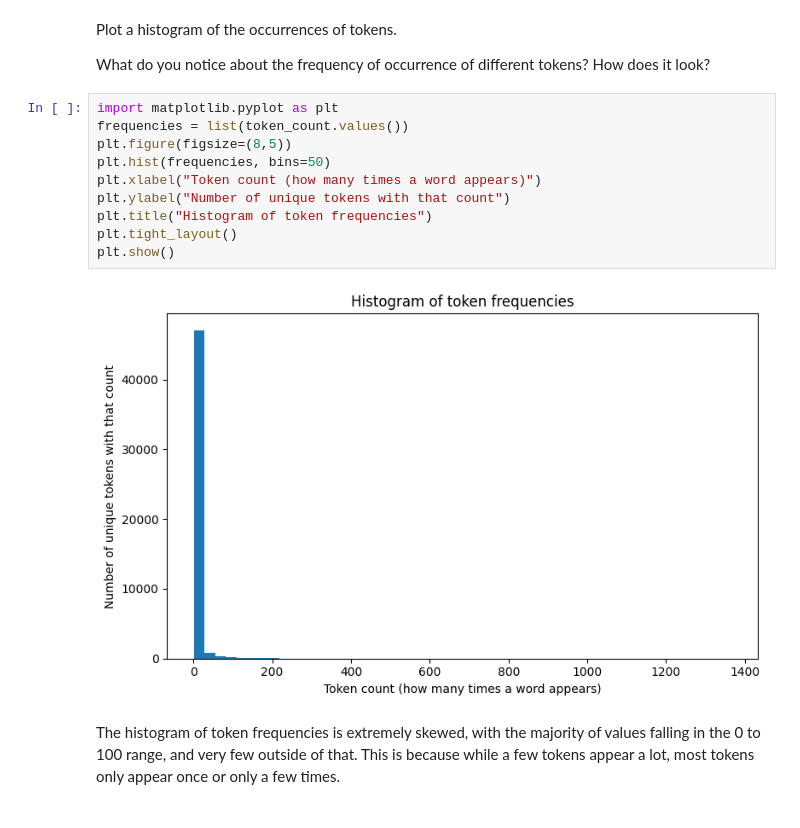
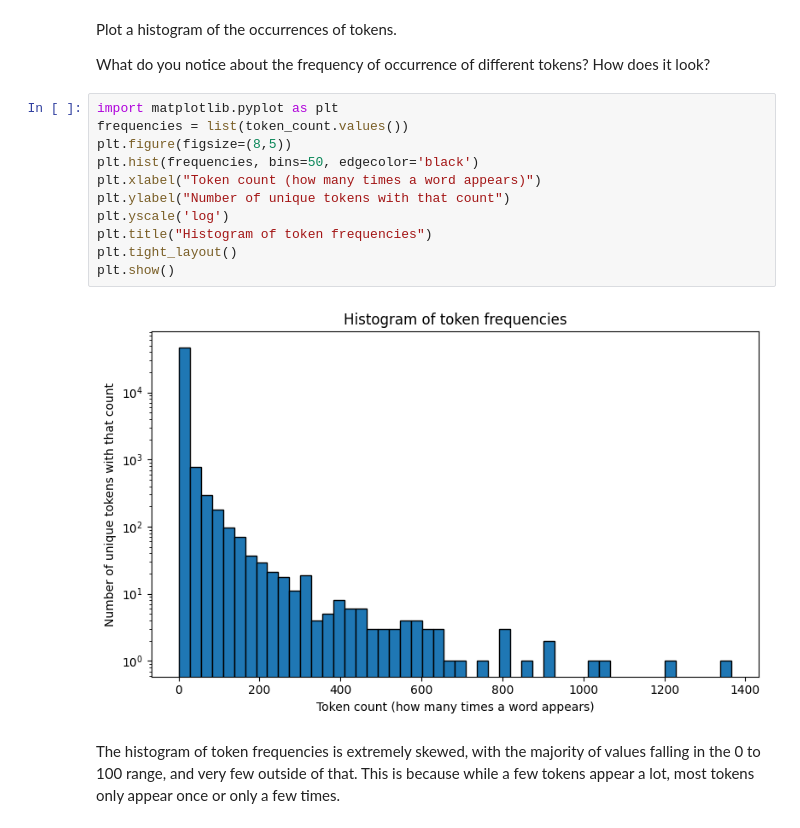
Before and after one commit to shawnmalik1/pca_assignment, a Jupyter notebook: assignment.ipynb, the cells around one changed output. Drawn from its saved outputs; the diff is of its cells as text.

Commit message:
made graph clearer

```diff
--- a/assignment.ipynb
+++ b/assignment.ipynb
@@ -47,15 +47,16 @@ What do you notice about the frequency of occurrence of different tokens? How do
 # %%
 import matplotlib.pyplot as plt
 frequencies = list(token_count.values())
 plt.figure(figsize=(8,5))
-plt.hist(frequencies, bins=50)
+plt.hist(frequencies, bins=50, edgecolor='black')
 plt.xlabel("Token count (how many times a word appears)")
 plt.ylabel("Number of unique tokens with that count")
+plt.yscale('log')
 plt.title("Histogram of token frequencies")
 plt.tight_layout()
 plt.show()
 # %% [output]
-[figure, old version]
+[figure, new version]
 # %% [markdown]
 The histogram of token frequencies is extremely skewed, with the majority of values falling in the 0 to 100 range, and very few outside of that. This is because while a few tokens appear a lot, most tokens only appear once or only a few times.
 # %% [markdown]
```
